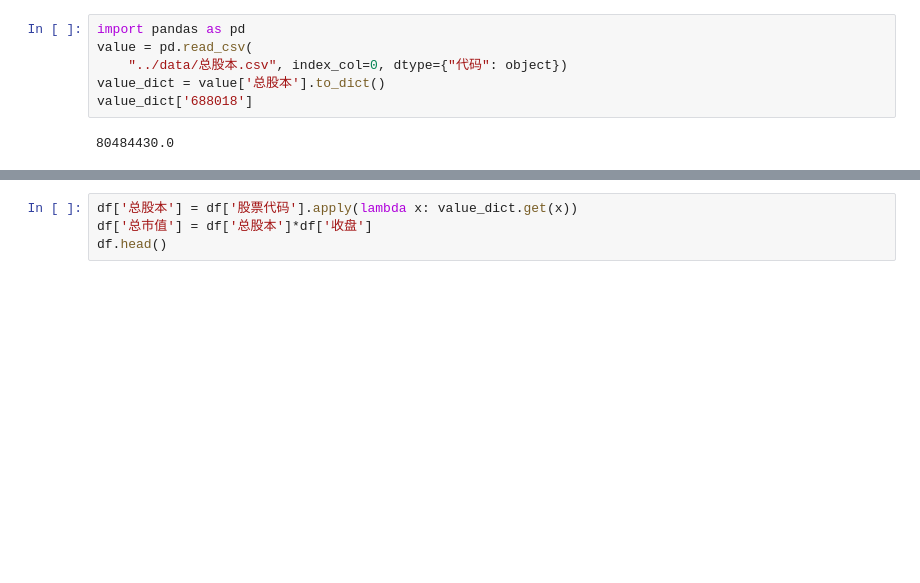
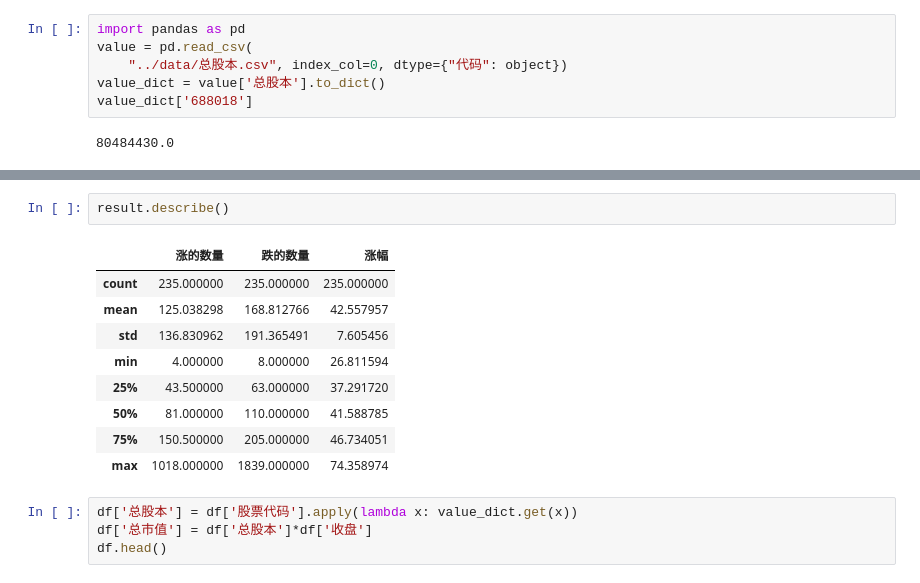
Before and after one commit to minikiller/streamlit-project, a Jupyter notebook: example/for_main.ipynb, the cells around one changed output, grey strips where cells are left out. Saved outputs shown, nothing was run; the diff lists cells and outputs as text; blank space fills up the shorter version.

```diff
--- a/example/for_main.ipynb
+++ b/example/for_main.ipynb
@@ -43,3 +114,15 @@ value_dict['688018']
+# %%
+result.describe()
+# %% [output]
+|  | 涨的数量 | 跌的数量 | 涨幅 |
+| count | 235.000000 | 235.000000 | 235.000000 |
+| mean | 125.038298 | 168.812766 | 42.557957 |
+| std | 136.830962 | 191.365491 | 7.605456 |
+| min | 4.000000 | 8.000000 | 26.811594 |
+| 25% | 43.500000 | 63.000000 | 37.291720 |
+| 50% | 81.000000 | 110.000000 | 41.588785 |
+| 75% | 150.500000 | 205.000000 | 46.734051 |
+| max | 1018.000000 | 1839.000000 | 74.358974 |
 # %%
 df['总股本'] = df['股票代码'].apply(lambda x: value_dict.get(x))
 df['总市值'] = df['总股本']*df['收盘']
```
Also changed, not shown: parts of 6 cells of this notebook, 1 other file.
